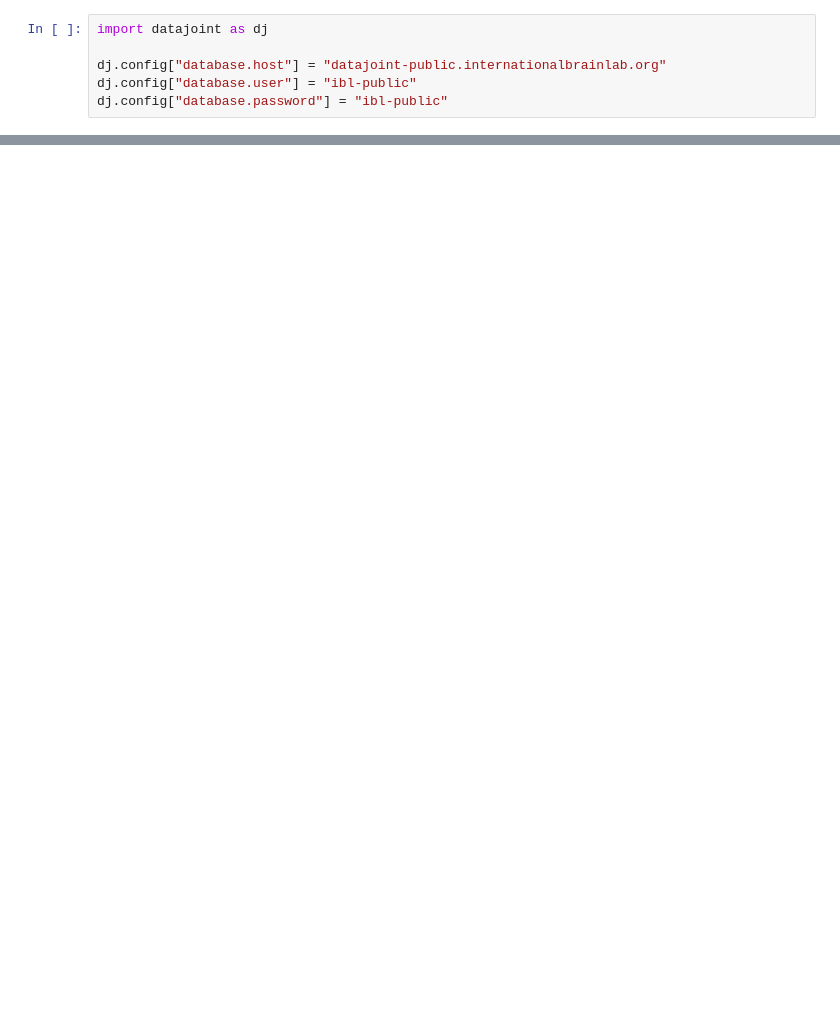
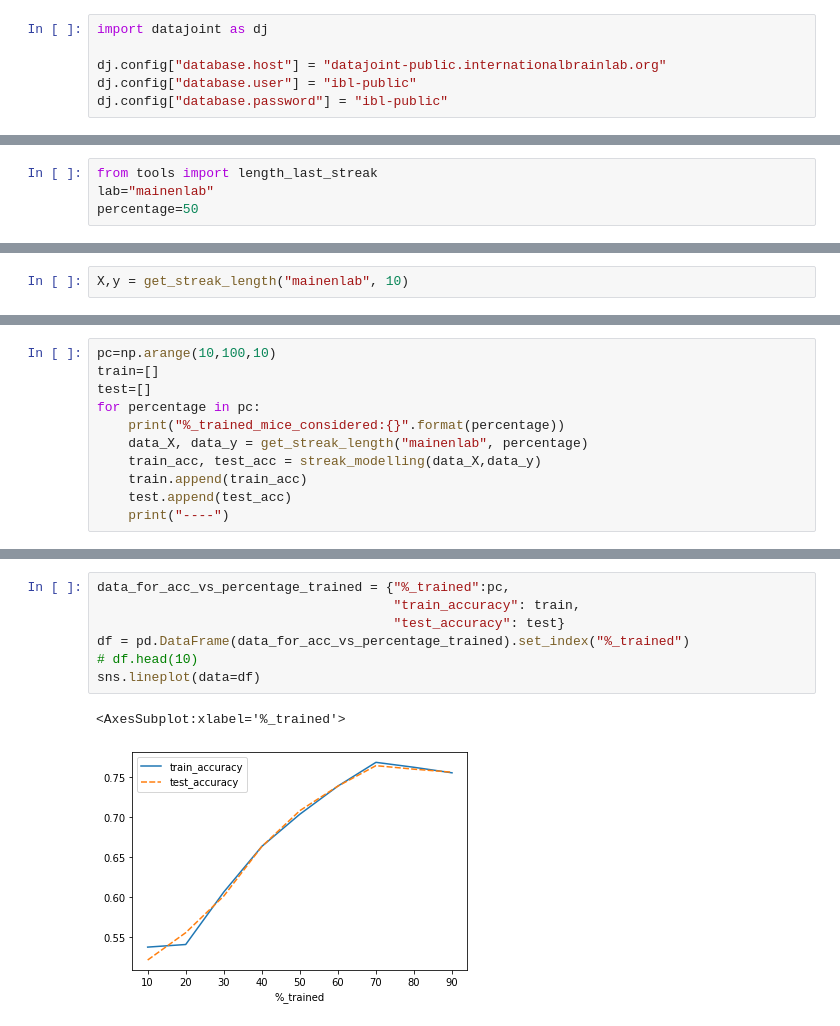
Before and after one commit to shayan823/reward_related_society, a Jupyter notebook: modelling.ipynb, the cells around one changed output, grey strips where cells are left out. Saved outputs shown, nothing was run; the diff lists cells and outputs as text; blank space fills up the shorter version.

Commit message:
modelling notebook with method 2

```diff
--- a/modelling.ipynb
+++ b/modelling.ipynb
@@ -188,0 +146,4 @@ sns.lineplot(data=df)
+# %%
+from tools import length_last_streak
+lab="mainenlab"
+percentage=50
@@ -188,0 +192,2 @@ sns.lineplot(data=df)
+# %%
+X,y = get_streak_length("mainenlab", 10)
@@ -188,0 +198,11 @@ sns.lineplot(data=df)
+# %%
+pc=np.arange(10,100,10)
+train=[]
+test=[]
+for percentage in pc:
+    print("%_trained_mice_considered:{}".format(percentage))
+    data_X, data_y = get_streak_length("mainenlab", percentage)
+    train_acc, test_acc = streak_modelling(data_X,data_y)
+    train.append(train_acc)
+    test.append(test_acc)
+    print("----")
@@ -188,0 +232,10 @@ sns.lineplot(data=df)
+# %%
+data_for_acc_vs_percentage_trained = {"%_trained":pc,
+                                      "train_accuracy": train,
+                                      "test_accuracy": test}
+df = pd.DataFrame(data_for_acc_vs_percentage_trained).set_index("%_trained")
+# df.head(10)
+sns.lineplot(data=df)
+# %% [output]
+<AxesSubplot:xlabel='%_trained'>
+[figure, added]
```
Also changed, not shown: parts of 12 cells of this notebook.
